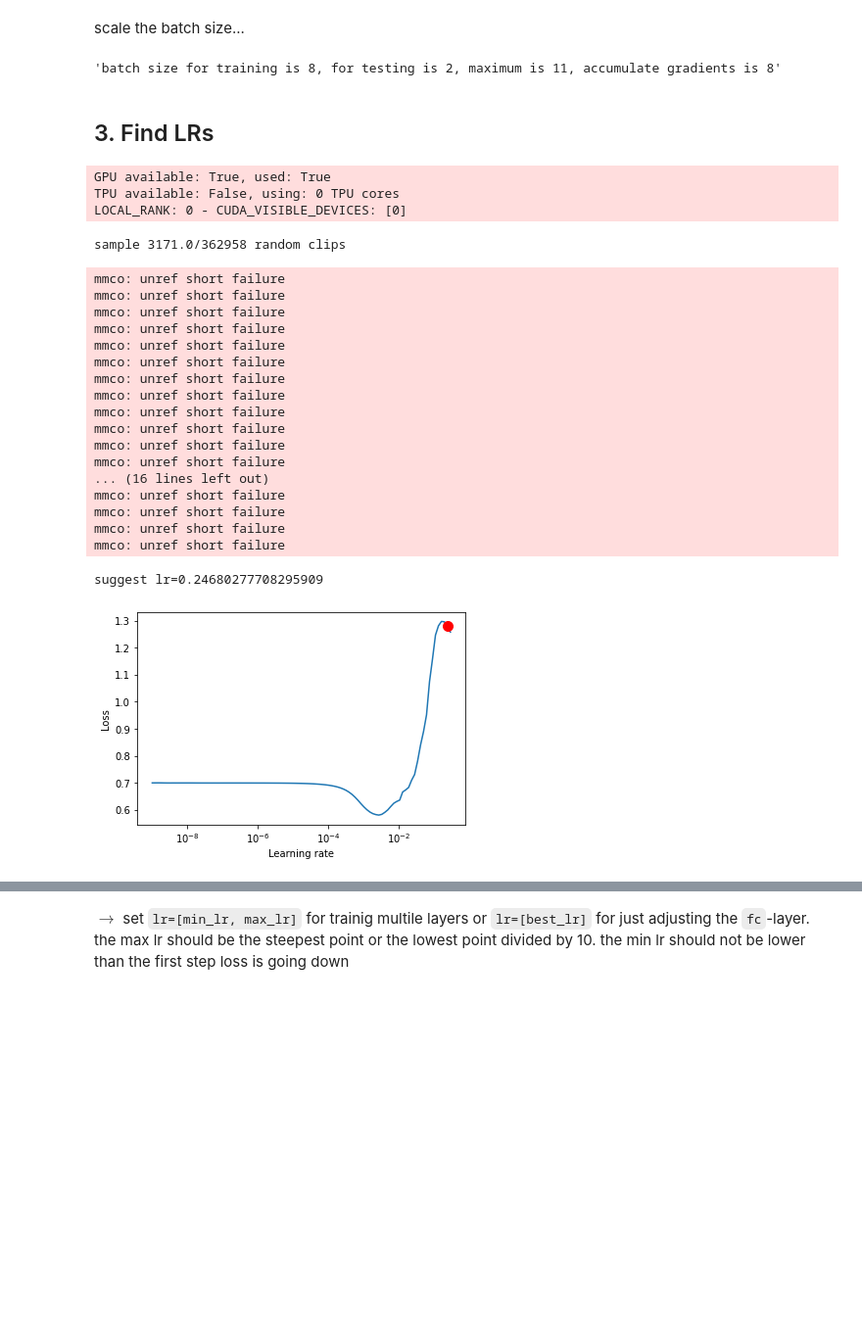
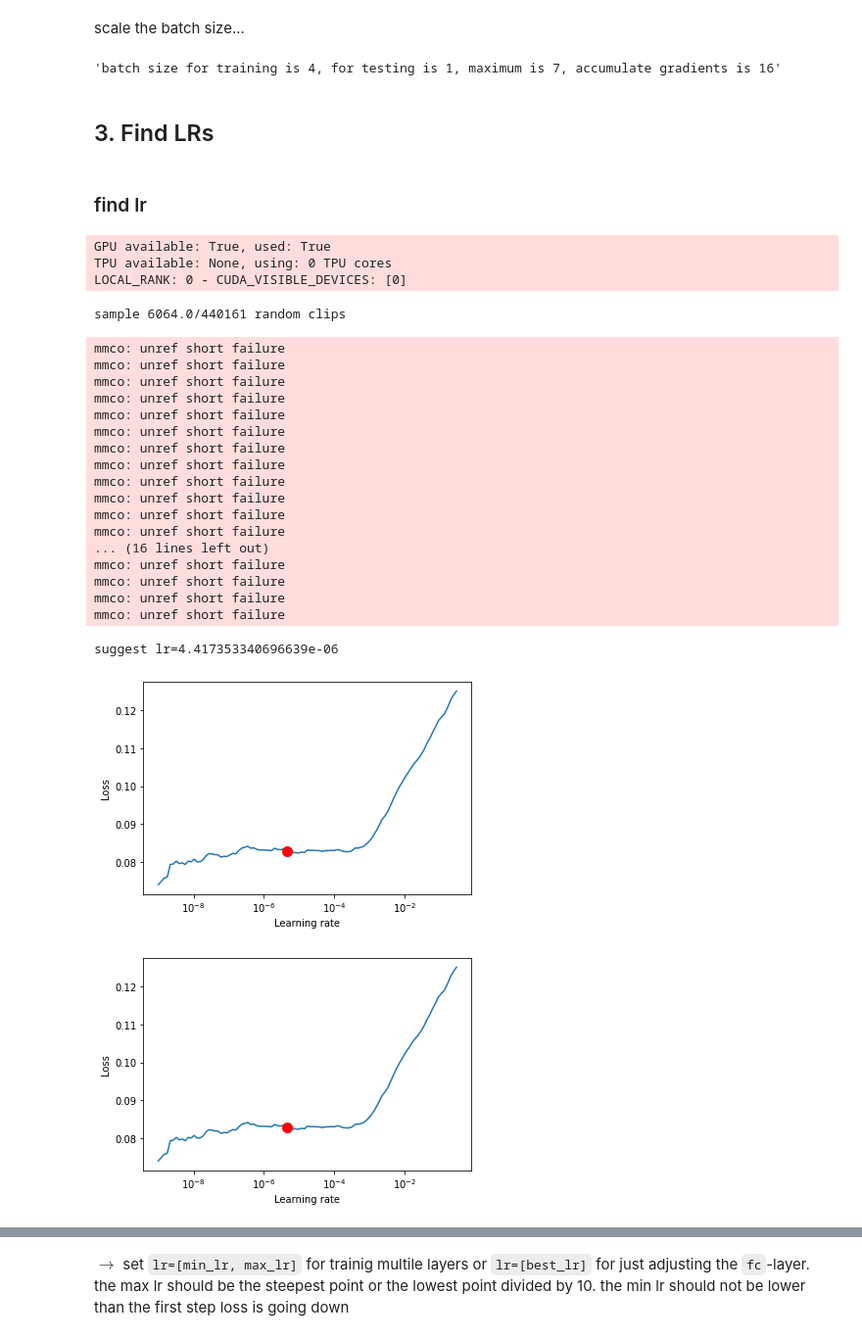
Before and after one commit to simnado/Socc-HAR-Toolkit, a Jupyter notebook: notebooks/Socc_HAR_32_Training.ipynb, the cells around one changed output, grey strips where cells are left out. Shown at 98% size. Drawn from its saved outputs; the diff is of its cells as text; code cells hidden in the pictures; blank space fills up the shorter version.

```diff
--- a/notebooks/Socc_HAR_32_Training.ipynb
+++ b/notebooks/Socc_HAR_32_Training.ipynb
@@ -393,7 +379,7 @@ module.trainable_layers[0]
 # %% [markdown]
 ## 2. Find Maximum Batch size
 # %%
-max_batch_size = 11 #@param {type:"number"}
+max_batch_size =  7#@param {type:"number"}
 # %% [markdown]
 scale the batch size...
 # %%
@@ -402,15 +388,18 @@ from pytorch_lightning import Trainer
 if not max_batch_size:
     trainer = Trainer(auto_scale_batch_size='binsearch', #'power',
                       gpus=1,
-                      num_sanity_val_steps=0
+                      num_sanity_val_steps=0,
+                      progress_bar_refresh_rate=100
                       )
 
     trainer.tune(module, datamodule=dm)
     max_batch_size = dm.batch_size
 
 module.hparams.batch_size = max_batch_size
-f'batch size for training is {module.train_bs}, for testing is {module.test_bs}, maximum is {module.hparams.batch_size}, accumulate gradients is {module.accumulate_grad_batches}'
+
+multi_clip_test_bs = math.floor(max_batch_size / (num_test_crops))
+f'batch size for training is {module.train_bs}, for testing is {multi_clip_test_bs}, maximum is {module.hparams.batch_size}, accumulate gradients is {module.accumulate_grad_batches}'
 # %% [output]
-'batch size for training is 8, for testing is 2, maximum is 11, accumulate gradients is 8'
+'batch size for training is 4, for testing is 1, maximum is 7, accumulate gradients is 16'
 # %% [markdown]
 ## 3. Find LRs
@@ -419,26 +406,27 @@ do_search = False #@param {type:"boolean"}
+# %% [markdown]
+### find lr
 # %%
 from pytorch_lightning import Trainer
 
-if do_search:
-    dm.batch_size = module.train_bs
-    trainer = Trainer(accumulate_grad_batches=module.accumulate_grad_batches,
-                      gpus=1,
-                      num_sanity_val_steps=0,
-                      progress_bar_refresh_rate=20
-                      )
+dm.batch_size = module.train_bs
+trainer = Trainer(accumulate_grad_batches=module.accumulate_grad_batches,
+                  gpus=1,
+                  num_sanity_val_steps=0,
+                  progress_bar_refresh_rate=20
+                  )
 
-    # Run learning rate finder
-    lr_finder = trainer.tuner.lr_find(module, min_lr=1e-09, max_lr=3e-01,
-                                      early_stop_threshold=4.0,
-                                      datamodule=dm,
-                                      num_training=100)
-    # Results can be found in
-    results = lr_finder.results
+# Run learning rate finder
+lr_finder = trainer.tuner.lr_find(module, min_lr=1e-09, max_lr=3e-01,
+                                  early_stop_threshold=4.0,
+                                  datamodule=dm,
+                                  num_training=100)
+# Results can be found in
+results = lr_finder.results
 # %% [output]
 GPU available: True, used: True
-TPU available: False, using: 0 TPU cores
+TPU available: None, using: 0 TPU cores
 LOCAL_RANK: 0 - CUDA_VISIBLE_DEVICES: [0]
-sample 3171.0/362958 random clips
+sample 6064.0/440161 random clips
 mmco: unref short failure
 mmco: unref short failure
 mmco: unref short failure
@@ -457,18 +445,18 @@ mmco: unref short failure
 mmco: unref short failure
 mmco: unref short failure
 # %%
-if do_search:
-    # Pick point based on plot, or get suggestion
-    best_lr = lr_finder.suggestion()
-    print(f'suggest lr={best_lr}')
+# Pick point based on plot, or get suggestion
+best_lr = lr_finder.suggestion()
+print(f'suggest lr={best_lr}')
 
-    # Plot with
-    fig = lr_finder.plot(suggest=True)
+# Plot with
+fig = lr_finder.plot(suggest=True)
 
-    logger.experiment.log_figure(figure_name='LR Finder', figure=fig)
+logger.experiment.log_figure(figure_name='LR Finder', figure=fig)
 
-    fig
+fig
 # %% [output]
-suggest lr=0.24680277708295909
+suggest lr=4.417353340696639e-06
-[figure, old version]
+[figure, new version]
+[figure, added]
 # %%
```
Also changed, not shown: parts of 86 cells of this notebook, 1 other file.
